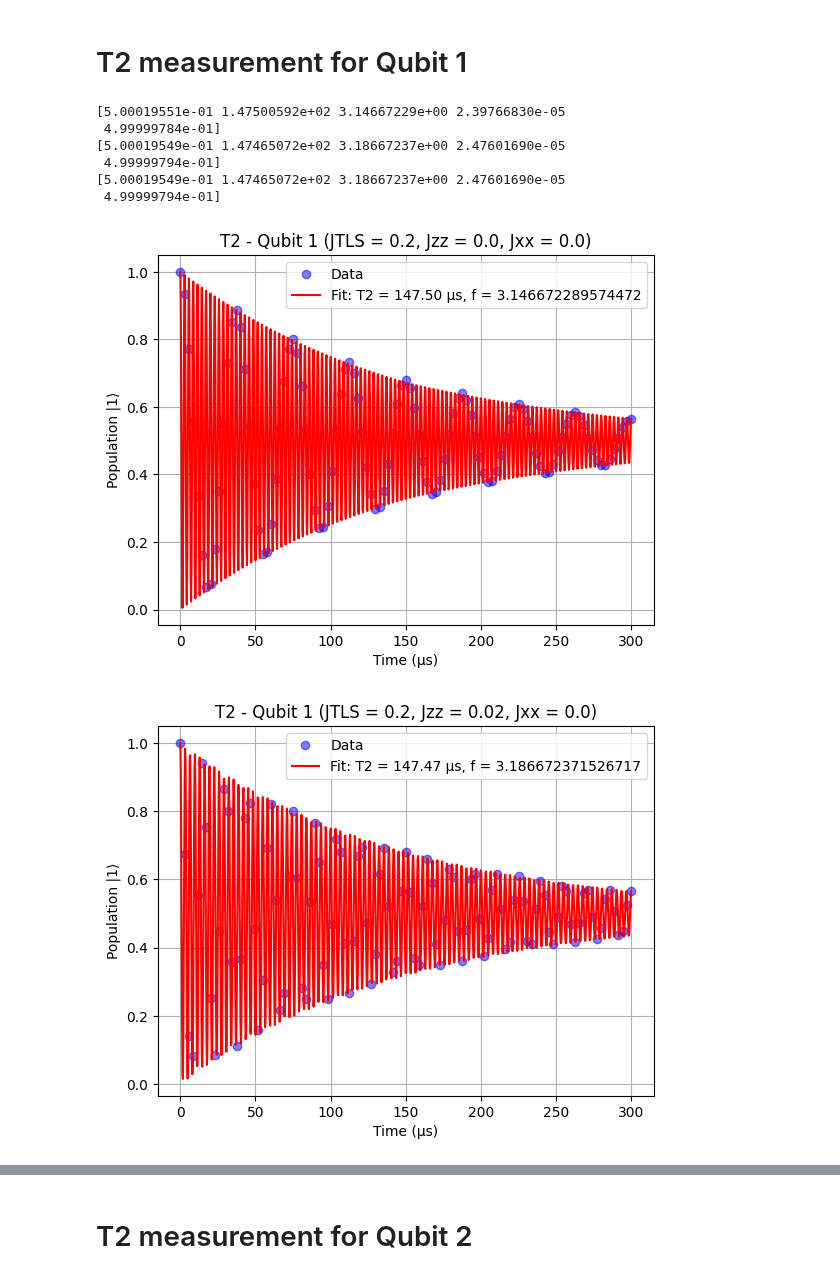
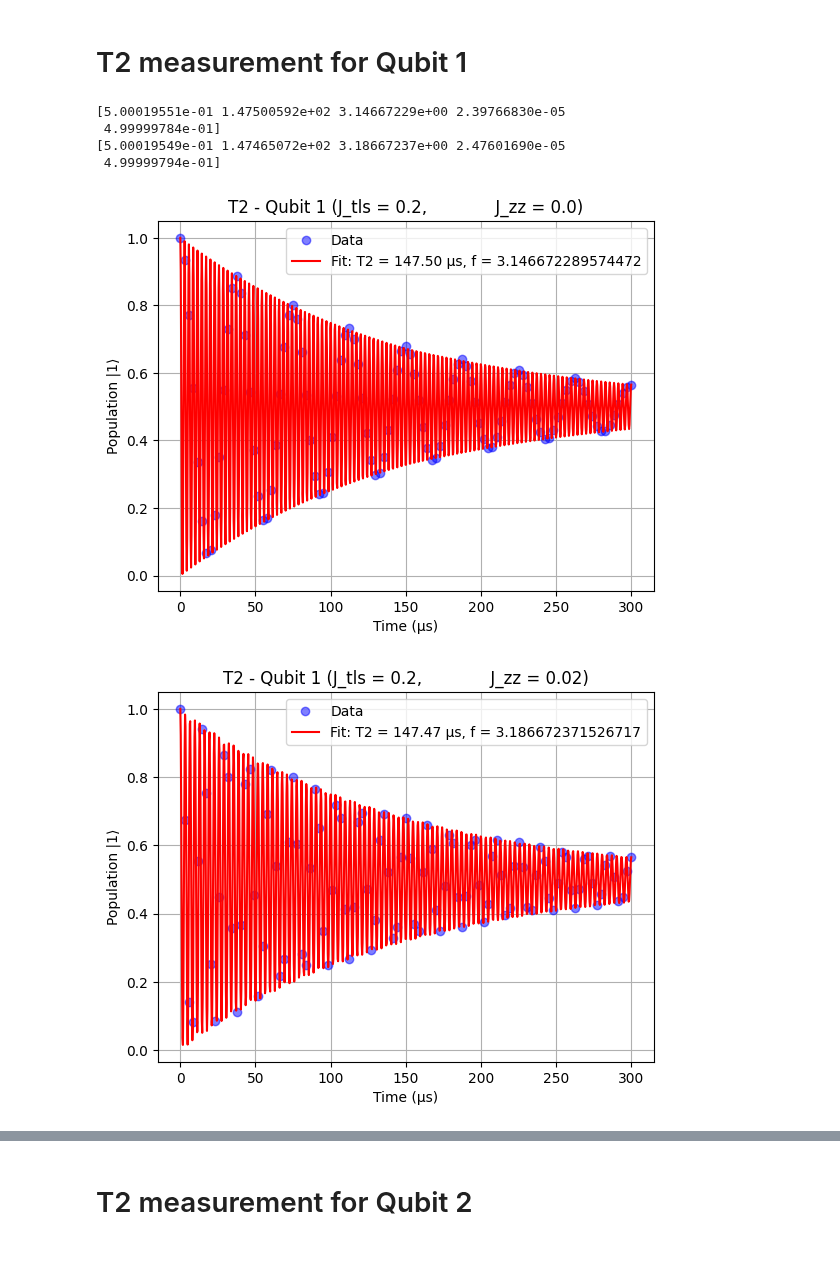
Before and after one commit to jyamaoka/qubit_zz_coupling, a Jupyter notebook: examples/scan_coupling.ipynb, the cells around one changed output, grey strips where cells are left out. Saved outputs shown, nothing was run; the diff lists cells and outputs as text; code cells hidden in the pictures.

```diff
--- a/examples/scan_coupling.ipynb
+++ b/examples/scan_coupling.ipynb
@@ -25,16 +25,13 @@ def min_max(v):
 # %%
 # Define system parameters
 SYSTEM_PARAMS_base = {
-    "fq1": 3.2,  # GHz, Qubit 1 frequency (3.2)
-    "fq2": 3.35,  # GHz, Qubit 2 frequency
-    "fTLS": 3.2,  # GHz, TLS frequency (resonant with Qubit 1)
-    "JTLS": 0.5,  # GHz, Coupling strength between Qubit 1 and TLS
-    "relaxation": {"q1": 1/200, "q2": 1/250, "TLS": 1/500},  # Relaxation rates
-    "dephasing": {"q1": 1/150, "q2": 1/180, "TLS": 1/300},  # Dephasing rates
-    "Jzz": 0.00, # Jzz coupling
-    "Jxx": 0.00, # Jxx coupling
-    "Jxttls": 0.00, # Jxt coupling
-    "Jxtqq": 0.00, # Jxt coupling
+    "f_q1": 3.2,  # GHz, Qubit 1 frequency (3.2)
+    "f_q2": 3.35,  # GHz, Qubit 2 frequency
+    "f_tls": 3.2,  # GHz, TLS frequency (resonant with Qubit 1)
+    "T1": {"q1": 200, "q2": 250, "tls": 500},  # Relaxation rates
+    "T2": {"q1": 150, "q2": 180, "tls": 300},  # Dephasing rates
+    "J_zz": 0.00, # Jzz coupling
+    "J_tls": 0.5,  # GHz, Coupling strength between Qubit 1 and TLS
     "time_points": np.linspace(0, 300, 105)  # Time points in μs
 }
 
@@ -78,7 +73,7 @@ plt.show()
 # no Jzz
 SYSTEM_PARAMS = SYSTEM_PARAMS_base.copy()
 
-SYSTEM_PARAMS["Jzz"] = 0.00
+SYSTEM_PARAMS["J_zz"] = 0.00
 H, c_ops, sz_q1, sz_q2, sx_q1, sx_q2 = setup_operators(system_params=SYSTEM_PARAMS)
 
 psi0 = tensor(basis(2,1), basis(2,0), basis(2,1))  # |1⟩|0⟩|1⟩
@@ -87,7 +82,7 @@ solve_t1(H, psi0, tlist, c_ops, [sz_q2], ret_pop=False)
 plot_t1(H, psi0, tlist, c_ops, [sz_q2], "Qubit 2", SYSTEM_PARAMS)
 
 # with Coupling
-SYSTEM_PARAMS["Jzz"] = 0.01
+SYSTEM_PARAMS["J_zz"] = 0.01
 H, c_ops, sz_q1, sz_q2, sx_q1, sx_q2 = setup_operators(system_params=SYSTEM_PARAMS)
 psi0 = tensor(basis(2,1), basis(2,0), basis(2,1))  # |1⟩|0⟩|1⟩
 
@@ -102,44 +97,32 @@ plt.show()
 # T2 measurement for Qubit 1
 # %%
 # T2 measurement for Qubit 1
-SYSTEM_PARAMS["Jzz"] = 0.0  #0.0
-SYSTEM_PARAMS["JTLS"] = 0.2 #0.05
+SYSTEM_PARAMS["J_zz"] = 0.0  #0.0
+SYSTEM_PARAMS["J_tls"] = 0.2 #0.05
 H, c_ops, sz_q1, sz_q2, sx_q1, sx_q2 = setup_operators(system_params=SYSTEM_PARAMS)
 
 psi0 = tensor((basis(2,1) + basis(2,0)).unit(), basis(2,1), basis(2,1))  # |+⟩|1⟩|1⟩
 
-first_guess = [0.5, 1.0 / SYSTEM_PARAMS["dephasing"]["q1"], SYSTEM_PARAMS["fq1"], 0.0, 0.5]
+first_guess = [0.5, SYSTEM_PARAMS["T2"]["q1"], SYSTEM_PARAMS["f_q1"], 0.0, 0.5]
 
 solve_t2(H, psi0, tlist, c_ops, [sx_q1], first_guess, ret_pop=False, use_fit_gauss=True)
 plot_t2(H, psi0, tlist, c_ops, [sx_q1], first_guess, "Qubit 1", SYSTEM_PARAMS,  use_fit_gauss=False)
 
 # with coupling
-SYSTEM_PARAMS["Jzz"] = 0.02
+SYSTEM_PARAMS["J_zz"] = 0.02
 H, c_ops, sz_q1, sz_q2, sx_q1, sx_q2 = setup_operators(system_params=SYSTEM_PARAMS)
 psi0 = tensor((basis(2,1) + basis(2,0)).unit(), basis(2,1), basis(2,1))  # |+⟩|1⟩|1⟩
 
-first_guess = [0.5, 1.0 / SYSTEM_PARAMS["dephasing"]["q1"], SYSTEM_PARAMS["fq1"], 0.0, 0.5]
-
-solve_t2(H, psi0, tlist, c_ops, [sx_q1], first_guess, ret_pop=False)
-plot_t2(H, psi0, tlist, c_ops, [sx_q1], first_guess, "Qubit 1", SYSTEM_PARAMS)
-
-# with coupling Jxx
-SYSTEM_PARAMS["Jxt"] = 0.02
-H, c_ops, sz_q1, sz_q2, sx_q1, sx_q2 = setup_operators(system_params=SYSTEM_PARAMS)
-psi0 = tensor((basis(2,1) + basis(2,0)).unit(), basis(2,1), basis(2,1))  # |+⟩|1⟩|1⟩
-
-first_guess = [0.5, 1.0 / SYSTEM_PARAMS["dephasing"]["q1"], SYSTEM_PARAMS["fq1"], 0.0, 0.5]
+first_guess = [0.5, SYSTEM_PARAMS["T2"]["q1"], SYSTEM_PARAMS["f_q1"], 0.0, 0.5]
 
 solve_t2(H, psi0, tlist, c_ops, [sx_q1], first_guess, ret_pop=False)
 plot_t2(H, psi0, tlist, c_ops, [sx_q1], first_guess, "Qubit 1", SYSTEM_PARAMS)
 
 plt.show()
 # %% [output]
 [5.00019551e-01 1.47500592e+02 3.14667229e+00 2.39766830e-05
  4.99999784e-01]
 [5.00019549e-01 1.47465072e+02 3.18667237e+00 2.47601690e-05
  4.99999794e-01]
-[5.00019549e-01 1.47465072e+02 3.18667237e+00 2.47601690e-05
- 4.99999794e-01]
-[figure, old version]
+[figure, new version]
-[figure, old version]
+[figure, new version]
```
Also changed, not shown: parts of 10 cells of this notebook, 2 other files.
